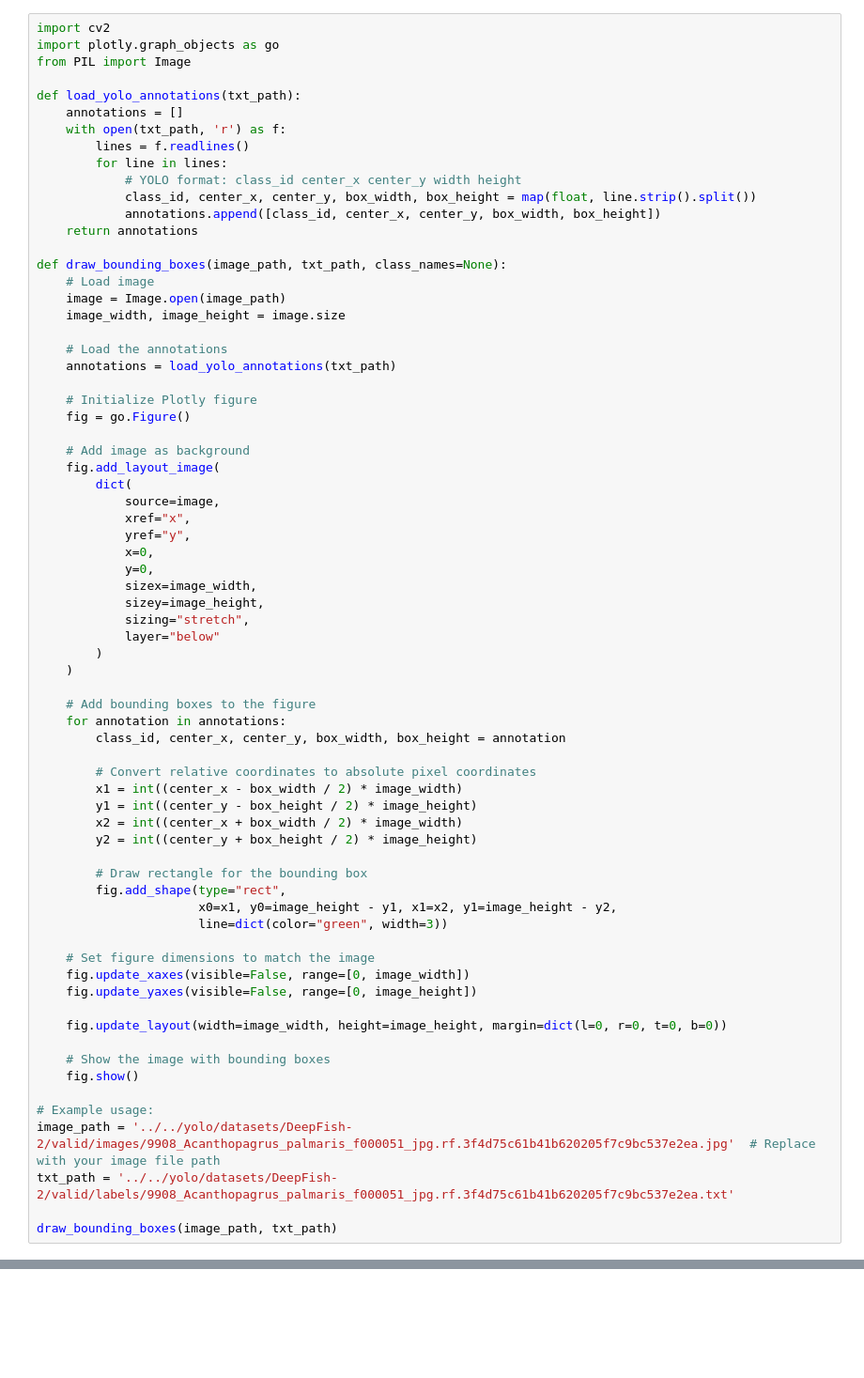
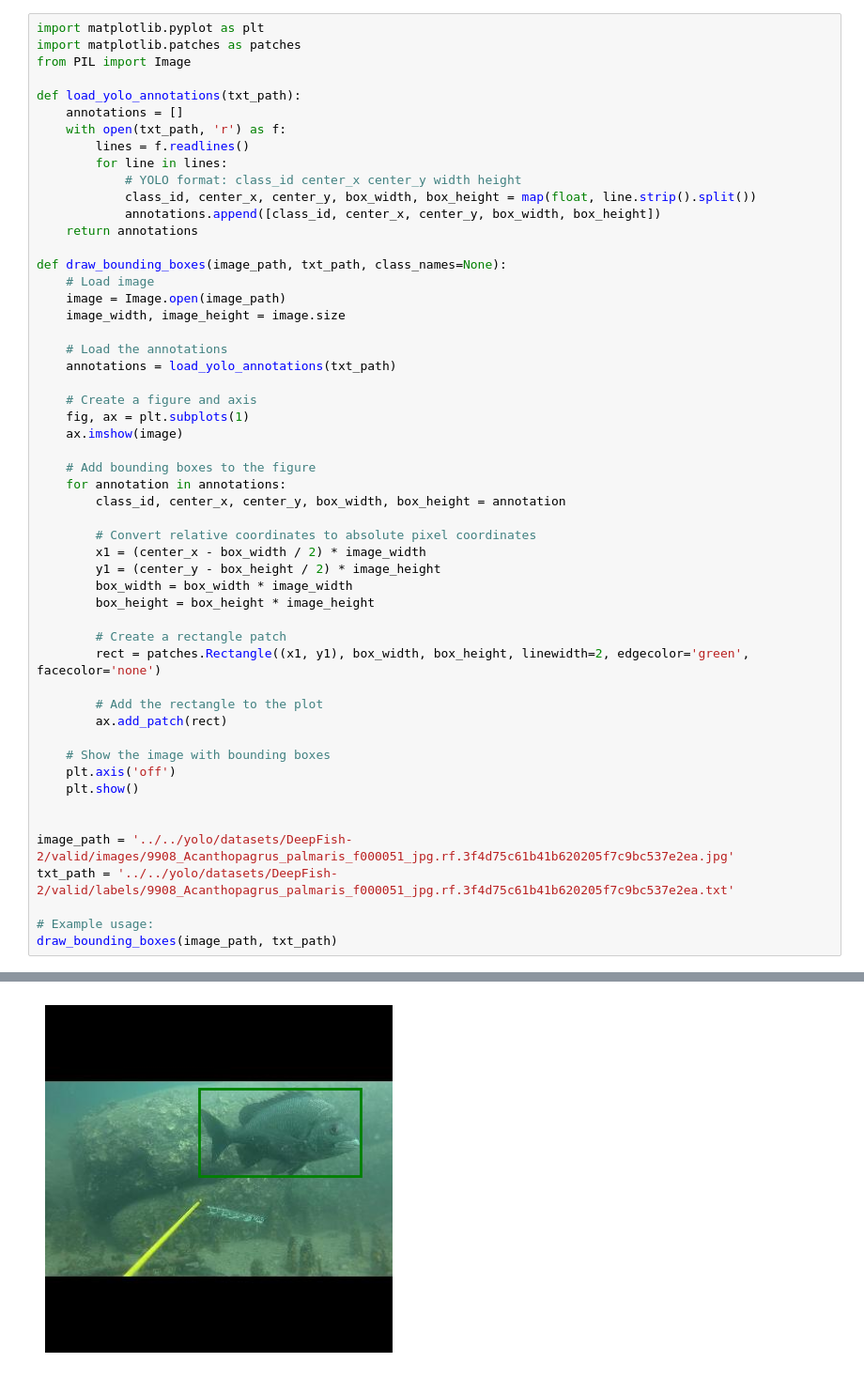
Before and after one commit to data-challenge-3/URSCT-SESR, a Jupyter notebook: scripts/test_images.ipynb, the cells around one changed output, grey strips where cells are left out. Shown at 94% size. Cells and saved outputs as stored; diff of their text form; blank space fills up the shorter version.

Commit message:
Add script for debugging yolo labels

```diff
--- a/scripts/test_images.ipynb
+++ b/scripts/test_images.ipynb
@@ -1,6 +1,6 @@
 # %%
-import cv2
-import plotly.graph_objects as go
+import matplotlib.pyplot as plt
+import matplotlib.patches as patches
 from PIL import Image
 
 def load_yolo_annotations(txt_path):
@@ -21,51 +21,34 @@ def draw_bounding_boxes(image_path, txt_path, class_names=None):
     # Load the annotations
     annotations = load_yolo_annotations(txt_path)
 
-    # Initialize Plotly figure
-    fig = go.Figure()
-
-    # Add image as background
-    fig.add_layout_image(
-        dict(
-            source=image,
-            xref="x",
-            yref="y",
-            x=0,
-            y=0,
-            sizex=image_width,
-            sizey=image_height,
-            sizing="stretch",
-            layer="below"
-        )
-    )
+    # Create a figure and axis
+    fig, ax = plt.subplots(1)
+    ax.imshow(image)
 
     # Add bounding boxes to the figure
     for annotation in annotations:
         class_id, center_x, center_y, box_width, box_height = annotation
 
         # Convert relative coordinates to absolute pixel coordinates
-        x1 = int((center_x - box_width / 2) * image_width)
-        y1 = int((center_y - box_height / 2) * image_height)
-        x2 = int((center_x + box_width / 2) * image_width)
-        y2 = int((center_y + box_height / 2) * image_height)
+        x1 = (center_x - box_width / 2) * image_width
+        y1 = (center_y - box_height / 2) * image_height
+        box_width = box_width * image_width
+        box_height = box_height * image_height
 
-        # Draw rectangle for the bounding box
-        fig.add_shape(type="rect",
-                      x0=x1, y0=image_height - y1, x1=x2, y1=image_height - y2,
-                      line=dict(color="green", width=3))
+        # Create a rectangle patch
+        rect = patches.Rectangle((x1, y1), box_width, box_height, linewidth=2, edgecolor='green', facecolor='none')
 
-    # Set figure dimensions to match the image
-    fig.update_xaxes(visible=False, range=[0, image_width])
-    fig.update_yaxes(visible=False, range=[0, image_height])
-
-    fig.update_layout(width=image_width, height=image_height, margin=dict(l=0, r=0, t=0, b=0))
+        # Add the rectangle to the plot
+        ax.add_patch(rect)
 
     # Show the image with bounding boxes
-    fig.show()
+    plt.axis('off')
+    plt.show()
+
+
+image_path = '../../yolo/datasets/DeepFish-2/valid/images/9908_Acanthopagrus_palmaris_f000051_jpg.rf.3f4d75c61b41b620205f7c9bc537e2ea.jpg'
+txt_path = '../../yolo/datasets/DeepFish-2/valid/labels/9908_Acanthopagrus_palmaris_f000051_jpg.rf.3f4d75c61b41b620205f7c9bc537e2ea.txt'
 
 # Example usage:
-image_path = '../../yolo/datasets/DeepFish-2/valid/images/9908_Acanthopagrus_palmaris_f000051_jpg.rf.3f4d75c61b41b620205f7c9bc537e2ea.jpg'  # Replace with your image file path
-txt_path = '../../yolo/datasets/DeepFish-2/valid/labels/9908_Acanthopagrus_palmaris_f000051_jpg.rf.3f4d75c61b41b620205f7c9bc537e2ea.txt'
-
 draw_bounding_boxes(image_path, txt_path)
 # %% [output]
@@ -72,0 +55 @@ ModuleNotFoundError: No module named 'plotly'
+[figure, added]
```
Also changed, not shown: parts of 1 cell of this notebook.
